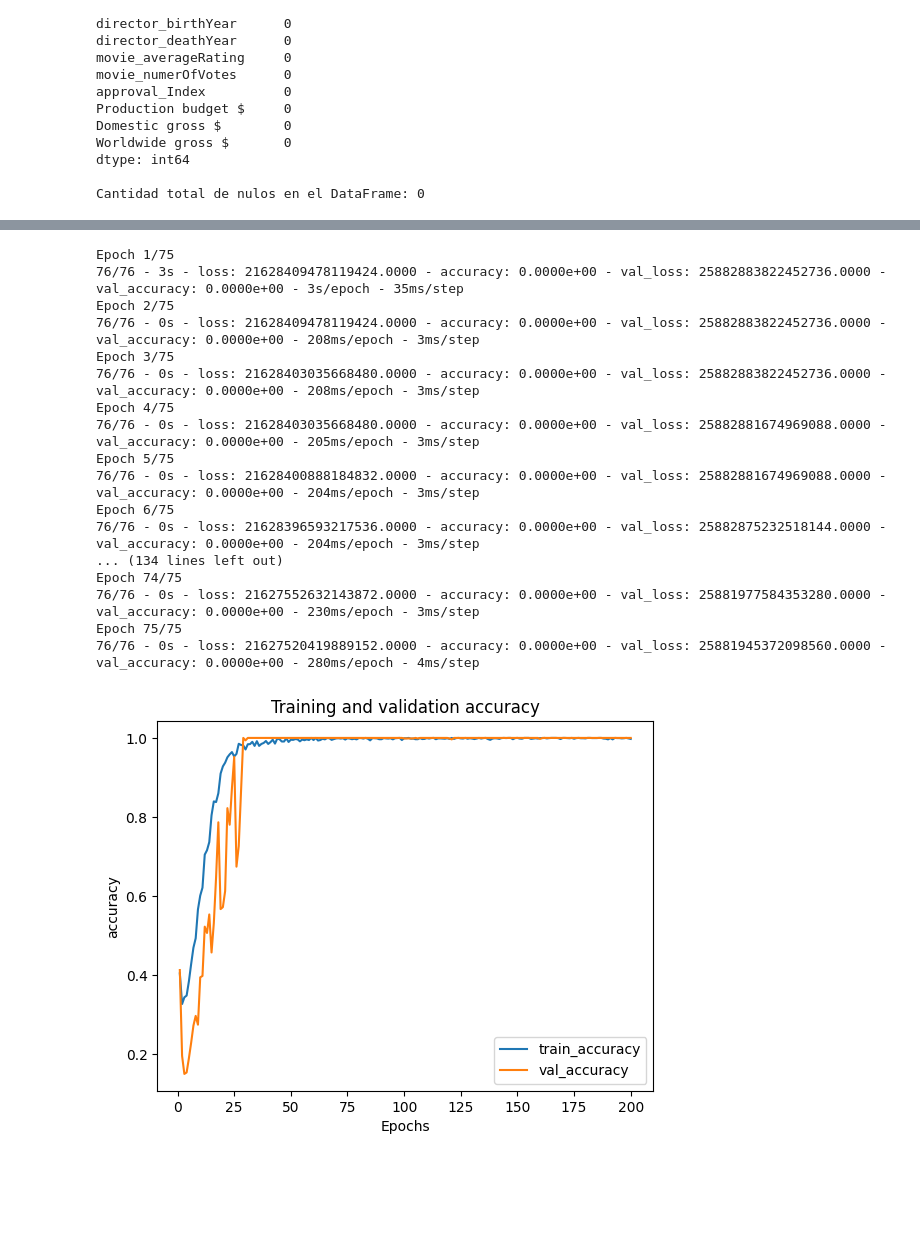
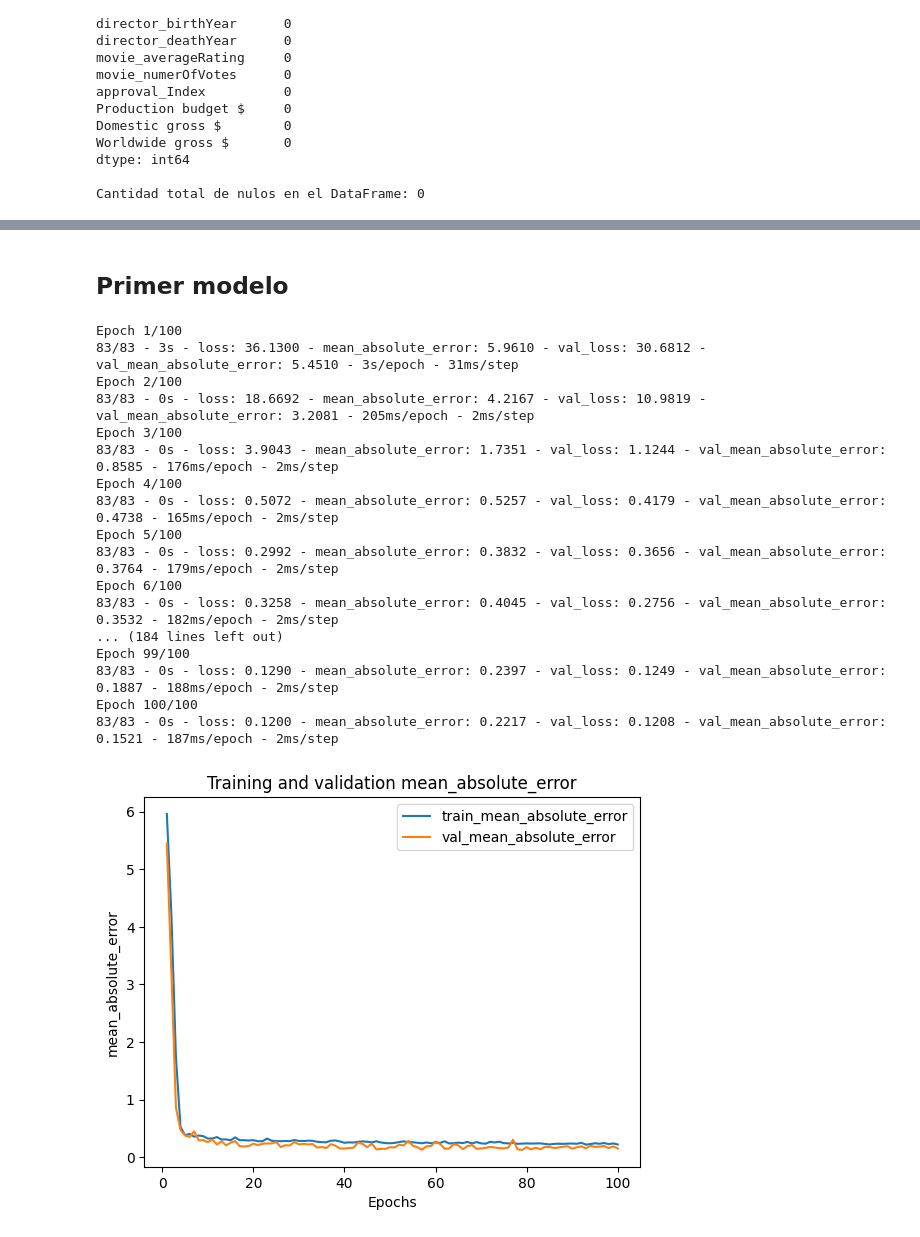
Before and after one commit to IPablo271/Deep-Learning, a Jupyter notebook: Labs/lab2.ipynb, the cells around one changed output, grey strips where cells are left out. Drawn from its saved outputs; the diff is of its cells as text; code cells hidden in the pictures; blank space fills up the shorter version.

```diff
--- a/Labs/lab2.ipynb
+++ b/Labs/lab2.ipynb
@@ -211,9 +217,18 @@ X_train, X_test, y_train, y_test = train_test_split(X, y, test_size=0.2, random_
+# %%
+from sklearn.preprocessing import StandardScaler
+scaler = StandardScaler()
+X_train = scaler.fit_transform(X_train)
+X_test = scaler.transform(X_test)
 # %%
 from tensorflow.keras import Sequential
 from tensorflow.keras.layers import Dense, BatchNormalization
+# %% [markdown]
+## Primer modelo
 # %%
+from keras.layers import Dropout
+from keras.regularizers import l2
 batched_model = Sequential([
-    Dense(64, input_shape=(3,), activation="relu"),
+    Dense(64, input_shape=(4,), activation="relu"),
     BatchNormalization(),
     Dense(128, activation='relu'),
     BatchNormalization(),
@@ -223,41 +238,41 @@ batched_model = Sequential([
     BatchNormalization(),
     Dense(64, activation='relu'),
     BatchNormalization(),
-    Dense(2)
+    Dense(1, activation='linear')
 ]);
 # %%
 batched_model.compile(
     optimizer='adam',
     loss='mean_squared_error',
-    metrics=['accuracy']
+    metrics=['mean_absolute_error']
 )
 # %%
 batched_history =  batched_model.fit(
     X_train,
     y_train,
-    epochs=75,
+    epochs=100,
     validation_split=0.25,
     batch_size=32,
     verbose=2
 )
 # %% [output]
-Epoch 1/75
-76/76 - 3s - loss: 21628409478119424.0000 - accuracy: 0.0000e+00 - val_loss: 25882883822452736.0000 - val_accuracy: 0.0000e+00 - 3s/epoch - 35ms/step
-Epoch 2/75
-76/76 - 0s - loss: 21628409478119424.0000 - accuracy: 0.0000e+00 - val_loss: 25882883822452736.0000 - val_accuracy: 0.0000e+00 - 208ms/epoch - 3ms/step
-Epoch 3/75
-76/76 - 0s - loss: 21628403035668480.0000 - accuracy: 0.0000e+00 - val_loss: 25882883822452736.0000 - val_accuracy: 0.0000e+00 - 208ms/epoch - 3ms/step
-Epoch 4/75
-76/76 - 0s - loss: 21628403035668480.0000 - accuracy: 0.0000e+00 - val_loss: 25882881674969088.0000 - val_accuracy: 0.0000e+00 - 205ms/epoch - 3ms/step
-Epoch 5/75
-76/76 - 0s - loss: 21628400888184832.0000 - accuracy: 0.0000e+00 - val_loss: 25882881674969088.0000 - val_accuracy: 0.0000e+00 - 204ms/epoch - 3ms/step
-Epoch 6/75
-76/76 - 0s - loss: 21628396593217536.0000 - accuracy: 0.0000e+00 - val_loss: 25882875232518144.0000 - val_accuracy: 0.0000e+00 - 204ms/epoch - 3ms/step
-... (134 lines left out)
-Epoch 74/75
-76/76 - 0s - loss: 21627552632143872.0000 - accuracy: 0.0000e+00 - val_loss: 25881977584353280.0000 - val_accuracy: 0.0000e+00 - 230ms/epoch - 3ms/step
-Epoch 75/75
-76/76 - 0s - loss: 21627520419889152.0000 - accuracy: 0.0000e+00 - val_loss: 25881945372098560.0000 - val_accuracy: 0.0000e+00 - 280ms/epoch - 4ms/step
+Epoch 1/100
+83/83 - 3s - loss: 36.1300 - mean_absolute_error: 5.9610 - val_loss: 30.6812 - val_mean_absolute_error: 5.4510 - 3s/epoch - 31ms/step
+Epoch 2/100
+83/83 - 0s - loss: 18.6692 - mean_absolute_error: 4.2167 - val_loss: 10.9819 - val_mean_absolute_error: 3.2081 - 205ms/epoch - 2ms/step
+Epoch 3/100
+83/83 - 0s - loss: 3.9043 - mean_absolute_error: 1.7351 - val_loss: 1.1244 - val_mean_absolute_error: 0.8585 - 176ms/epoch - 2ms/step
+Epoch 4/100
+83/83 - 0s - loss: 0.5072 - mean_absolute_error: 0.5257 - val_loss: 0.4179 - val_mean_absolute_error: 0.4738 - 165ms/epoch - 2ms/step
+Epoch 5/100
+83/83 - 0s - loss: 0.2992 - mean_absolute_error: 0.3832 - val_loss: 0.3656 - val_mean_absolute_error: 0.3764 - 179ms/epoch - 2ms/step
+Epoch 6/100
+83/83 - 0s - loss: 0.3258 - mean_absolute_error: 0.4045 - val_loss: 0.2756 - val_mean_absolute_error: 0.3532 - 182ms/epoch - 2ms/step
+... (184 lines left out)
+Epoch 99/100
+83/83 - 0s - loss: 0.1290 - mean_absolute_error: 0.2397 - val_loss: 0.1249 - val_mean_absolute_error: 0.1887 - 188ms/epoch - 2ms/step
+Epoch 100/100
+83/83 - 0s - loss: 0.1200 - mean_absolute_error: 0.2217 - val_loss: 0.1208 - val_mean_absolute_error: 0.1521 - 187ms/epoch - 2ms/step
 # %%
 
 def plot_metric(history, metric):
@@ -272,9 +287,9 @@ def plot_metric(history, metric):
     plt.legend(["train_"+metric, 'val_'+metric])
     plt.show()
 # %%
-plot_metric(batched_history, 'accuracy')
+plot_metric(batched_history, "mean_absolute_error")
 # %% [output]
-[figure, old version]
+[figure, new version]
 # %%
 plot_metric(batched_history, 'loss')
 # %% [output]
```
Also changed, not shown: parts of 34 cells of this notebook, 1 other file.
